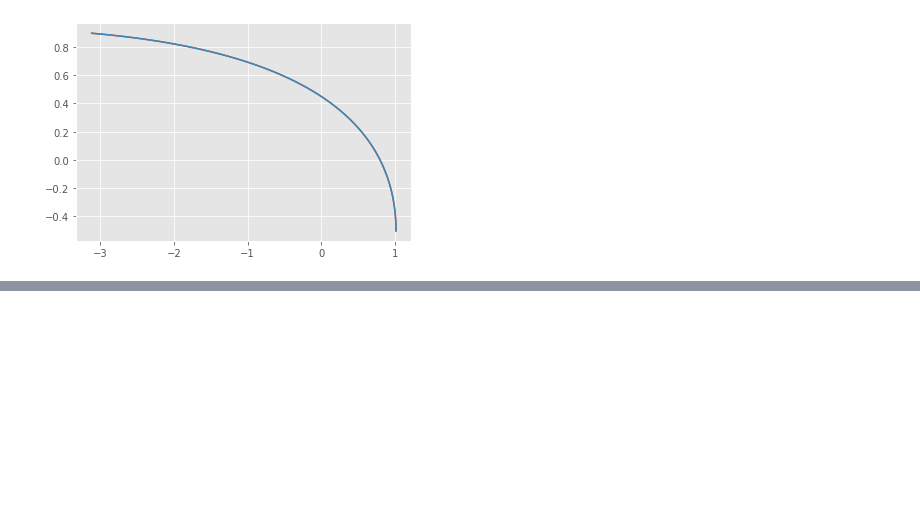
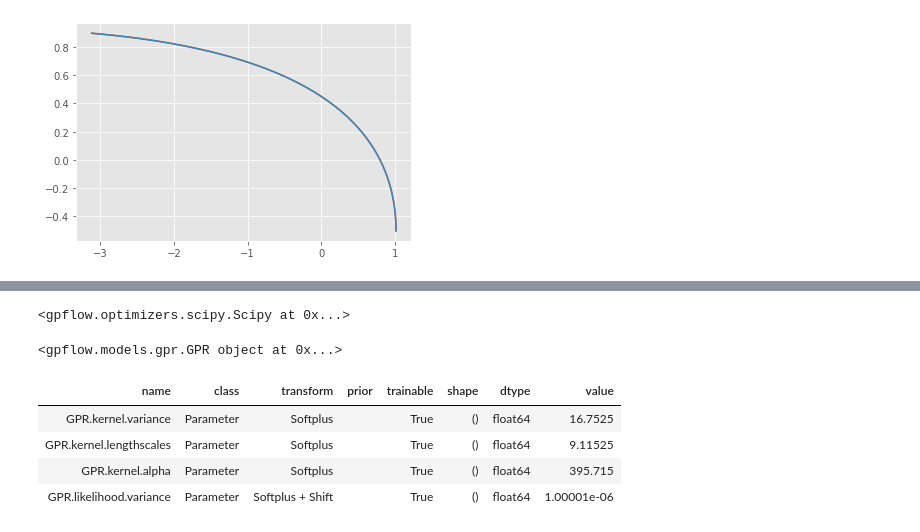
Before and after one commit to kjappelbaum/pyepal, a Jupyter notebook: dev/play_w_gpflow.ipynb, the cells around one changed output, grey strips where cells are left out. Cells and saved outputs as stored; diff of their text form; code cells hidden in the pictures; blank space fills up the shorter version.

Commit message:
feat: add basic GPflow support

```diff
--- a/dev/play_w_gpflow.ipynb
+++ b/dev/play_w_gpflow.ipynb
@@ -69,0 +87,25 @@ plt.errorbar(mean[:,0], mean[:,1], var[:,1], var[:,0])
+# %%
+X_binh_korn, y_binh_korn = binh_korn_points()
+
+X_binh_korn = (X_binh_korn - X_binh_korn.mean()) / X_binh_korn.std()
+y_binh_korn = (y_binh_korn - y_binh_korn.mean()) / y_binh_korn.std() + 0.01 * np.random.rand()
+# %%
+sample_idx = np.array([0, 1, 2, 3, 4, 5, 6, 7, 8, 9, 10, 50, 60, 70])
+model_0 = build_model(X_binh_korn[sample_idx], y_binh_korn[sample_idx])
+model_1 = build_model(X_binh_korn[sample_idx], y_binh_korn[sample_idx])
+
+palinstance = PALGPflowGPR(
+    X_binh_korn,
+    [model_0, model_1],
+    2,
+    beta_scale=1,
+    epsilon=0.01,
+    delta=0.01,
+    opt_kwargs={"maxiter": 50}
+)
+palinstance.cross_val_points = 0
+palinstance.update_train_set(sample_idx, y_binh_korn[sample_idx])
+idx = palinstance.run_one_step()
+assert idx[0] not in [0, 1, 2, 3, 4, 5, 6, 7, 8, 9, 10, 50, 60, 70]
+assert palinstance.number_sampled_points > 0
+assert sum(palinstance.discarded) == 0
@@ -69,0 +118,4 @@ plt.errorbar(mean[:,0], mean[:,1], var[:,1], var[:,0])
+# %%
+palinstance.opt
+# %% [output]
+<gpflow.optimizers.scipy.Scipy at 0x...>
@@ -69,0 +124,21 @@ plt.errorbar(mean[:,0], mean[:,1], var[:,1], var[:,0])
+# %%
+def _train_model_picklable(i, models, opt, opt_kwargs):
+    model = models[i]
+    _ = opt.minimize(model.training_loss, model.trainable_variables, options=opt_kwargs)
+    return model
+# %%
+train_model_pickleable_partial = partial(
+            _train_model_picklable,
+            models=palinstance.models,
+            opt=palinstance.opt,
+            opt_kwargs=palinstance.opt_kwargs,
+            )
+# %%
+train_model_pickleable_partial(1)
+# %% [output]
+<gpflow.models.gpr.GPR object at 0x...>
+| name | class | transform | prior | trainable | shape | dtype | value |
+| GPR.kernel.variance | Parameter | Softplus |  | True | () | float64 | 16.7525 |
+| GPR.kernel.lengthscales | Parameter | Softplus |  | True | () | float64 | 9.11525 |
+| GPR.kernel.alpha | Parameter | Softplus |  | True | () | float64 | 395.715 |
+| GPR.likelihood.variance | Parameter | Softplus + Shift |  | True | () | float64 | 1.00001e-06 |
```
Also changed, not shown: parts of 7 cells of this notebook, 6 other files.
